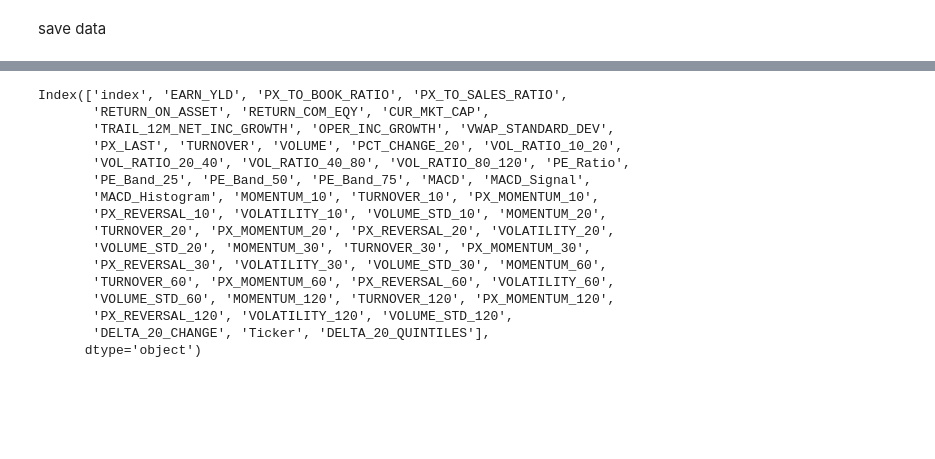
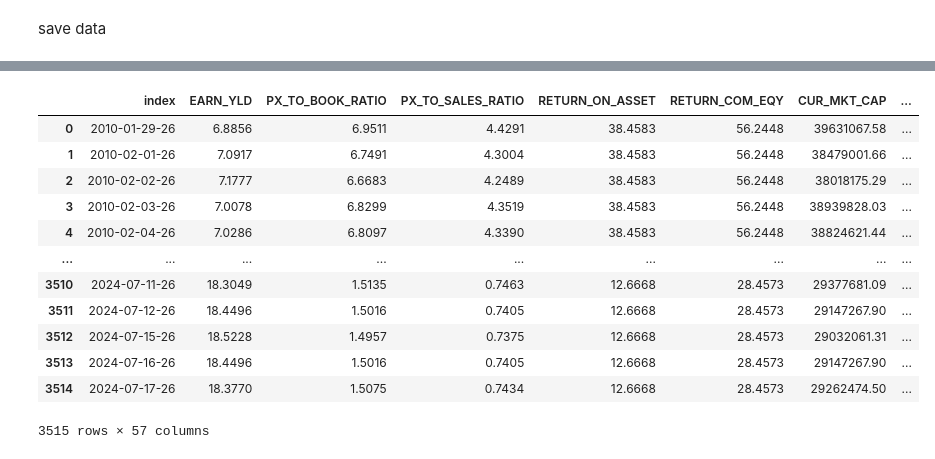
Before and after one commit to osamkabinladna/tradingstrats, a Jupyter notebook: random_forest/clean_rf_valid.ipynb, the cells around one changed output, grey strips where cells are left out. Saved outputs shown, nothing was run; the diff lists cells and outputs as text; code cells hidden in the pictures; blank space fills up the shorter version.

```diff
--- a/random_forest/clean_rf_valid.ipynb
+++ b/random_forest/clean_rf_valid.ipynb
@@ -115,5 +108,0 @@ for i in range(len(covlist)):
-# %%
-deltas = []
-for cov in covlist:
-    delta = cov[['DELTA_20_CHANGE']]
-    deltas.append(delta)
@@ -137,6 +117,7 @@ Create reindexed covlist + pool to find quantiles + insert index back to other c
 # %%
 covlist_reindex = []
 for idx, cov in enumerate(covlist):
+    cov['Ticker'] = cov['Ticker'].unique()[0]
     covlist_reindex.append(unique_index(cov, idx))
 
 pooled_df = pd.DataFrame()
@@ -149,4 +130,6 @@ for i, df in enumerate(covlist_reindex):
     df['DELTA_20_QUINTILES'] = pooled_df.loc[df.index, 'DELTA_20_QUINTILES']
     covlist_reindex[i] = df
 # %%
-covlist[0].columns
+for cov in covlist_reindex:
+    cov['TOP_5'] = cov['DELTA_20_QUINTILES'].apply(lambda x: 1 if x == 5 else 0)
+    cov['TOP_5'] = cov['TOP_5'].fillna(0).astype(int)  # Fill NaN values with 0 before conversion
@@ -218,19 +144,43 @@ Index(['index', 'EARN_YLD', 'PX_TO_BOOK_RATIO', 'PX_TO_SALES_RATIO',
-# %%
-valid.columns
-# %% [output]
-Index(['index', 'EARN_YLD', 'PX_TO_BOOK_RATIO', 'PX_TO_SALES_RATIO',
-       'RETURN_ON_ASSET', 'RETURN_COM_EQY', 'CUR_MKT_CAP',
-       'TRAIL_12M_NET_INC_GROWTH', 'OPER_INC_GROWTH', 'VWAP_STANDARD_DEV',
-       'PX_LAST', 'TURNOVER', 'VOLUME', 'PCT_CHANGE_20', 'VOL_RATIO_10_20',
-       'VOL_RATIO_20_40', 'VOL_RATIO_40_80', 'VOL_RATIO_80_120', 'PE_Ratio',
-       'PE_Band_25', 'PE_Band_50', 'PE_Band_75', 'MACD', 'MACD_Signal',
-       'MACD_Histogram', 'MOMENTUM_10', 'TURNOVER_10', 'PX_MOMENTUM_10',
-       'PX_REVERSAL_10', 'VOLATILITY_10', 'VOLUME_STD_10', 'MOMENTUM_20',
-       'TURNOVER_20', 'PX_MOMENTUM_20', 'PX_REVERSAL_20', 'VOLATILITY_20',
-       'VOLUME_STD_20', 'MOMENTUM_30', 'TURNOVER_30', 'PX_MOMENTUM_30',
-       'PX_REVERSAL_30', 'VOLATILITY_30', 'VOLUME_STD_30', 'MOMENTUM_60',
-       'TURNOVER_60', 'PX_MOMENTUM_60', 'PX_REVERSAL_60', 'VOLATILITY_60',
-       'VOLUME_STD_60', 'MOMENTUM_120', 'TURNOVER_120', 'PX_MOMENTUM_120',
-       'PX_REVERSAL_120', 'VOLATILITY_120', 'VOLUME_STD_120',
-       'DELTA_20_CHANGE', 'Ticker', 'DELTA_20_QUINTILES'],
-      dtype='object')
+# %%
+def rolling_window_save(train_window=252, test_window=60):
+    tdf = []
+    vdf = []
+
+    for cov in covlist_reindex:
+        # Remove specific columns and reset the index but keep the original one
+        cov = cov.drop(['DELTA_20_CHANGE', 'PCT_CHANGE_20'], axis=1)
+
+        def split_windows(df):
+            # Create train and test windows based on the provided lengths
+            for start in range(0, len(df) - train_window - test_window, train_window + test_window):
+                end_train = start + train_window
+                end_test = end_train + test_window
+
+                train_df = df.iloc[start:end_train].reset_index(drop=False)
+                test_df = df.iloc[end_train:end_test].reset_index(drop=False)
+
+                tdf.append(train_df)
+                vdf.append(test_df)
+
+        # Apply the split function over the entire DataFrame
+        cov.groupby((cov.index // (train_window + test_window)).astype(int)).apply(split_windows)
+
+    return tdf, vdf, cov
+
+tdf, vdf, cov = rolling_window_save(252, 60)
+# %%
+cov
+# %% [output]
+|  | index | EARN_YLD | PX_TO_BOOK_RATIO | PX_TO_SALES_RATIO | RETURN_ON_ASSET | RETURN_COM_EQY | CUR_MKT_CAP | ... |
+| 0 | 2010-01-29-26 | 6.8856 | 6.9511 | 4.4291 | 38.4583 | 56.2448 | 39631067.58 | ... |
+| 1 | 2010-02-01-26 | 7.0917 | 6.7491 | 4.3004 | 38.4583 | 56.2448 | 38479001.66 | ... |
+| 2 | 2010-02-02-26 | 7.1777 | 6.6683 | 4.2489 | 38.4583 | 56.2448 | 38018175.29 | ... |
+| 3 | 2010-02-03-26 | 7.0078 | 6.8299 | 4.3519 | 38.4583 | 56.2448 | 38939828.03 | ... |
+| 4 | 2010-02-04-26 | 7.0286 | 6.8097 | 4.3390 | 38.4583 | 56.2448 | 38824621.44 | ... |
+| ... | ... | ... | ... | ... | ... | ... | ... | ... |
+| 3510 | 2024-07-11-26 | 18.3049 | 1.5135 | 0.7463 | 12.6668 | 28.4573 | 29377681.09 | ... |
+| 3511 | 2024-07-12-26 | 18.4496 | 1.5016 | 0.7405 | 12.6668 | 28.4573 | 29147267.90 | ... |
+| 3512 | 2024-07-15-26 | 18.5228 | 1.4957 | 0.7375 | 12.6668 | 28.4573 | 29032061.31 | ... |
+| 3513 | 2024-07-16-26 | 18.4496 | 1.5016 | 0.7405 | 12.6668 | 28.4573 | 29147267.90 | ... |
+| 3514 | 2024-07-17-26 | 18.3770 | 1.5075 | 0.7434 | 12.6668 | 28.4573 | 29262474.50 | ... |
+3515 rows × 57 columns
```
Also changed, not shown: parts of 16 cells of this notebook, 2 other files.
